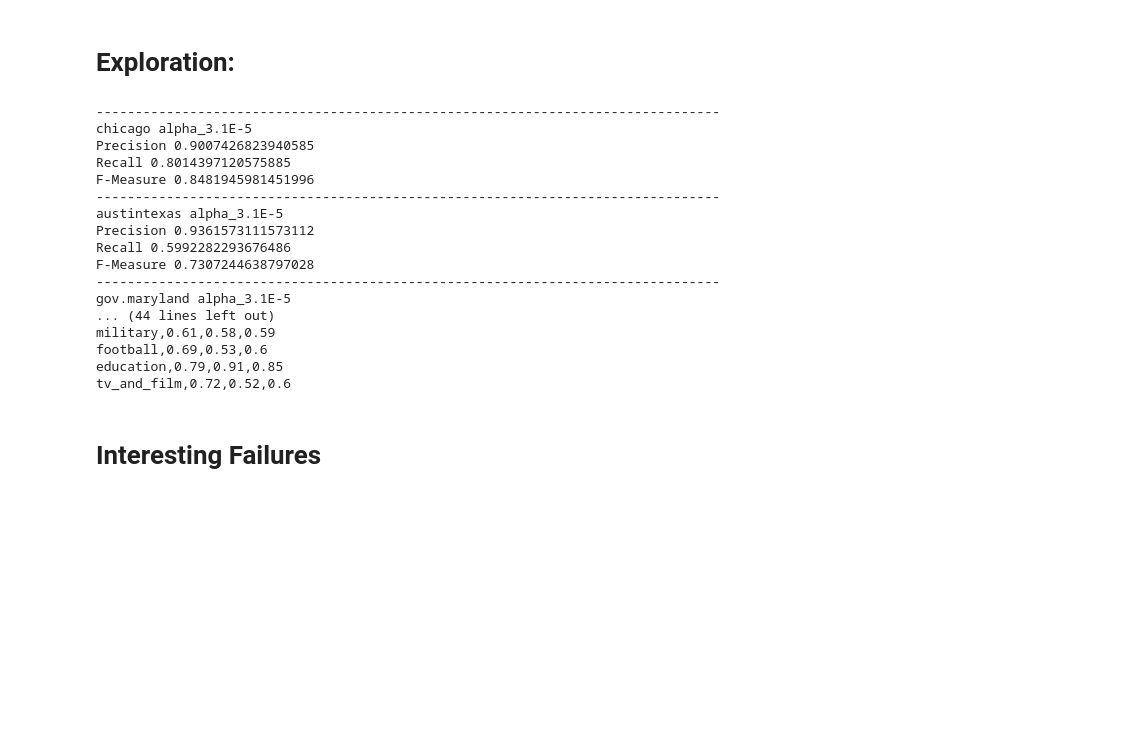
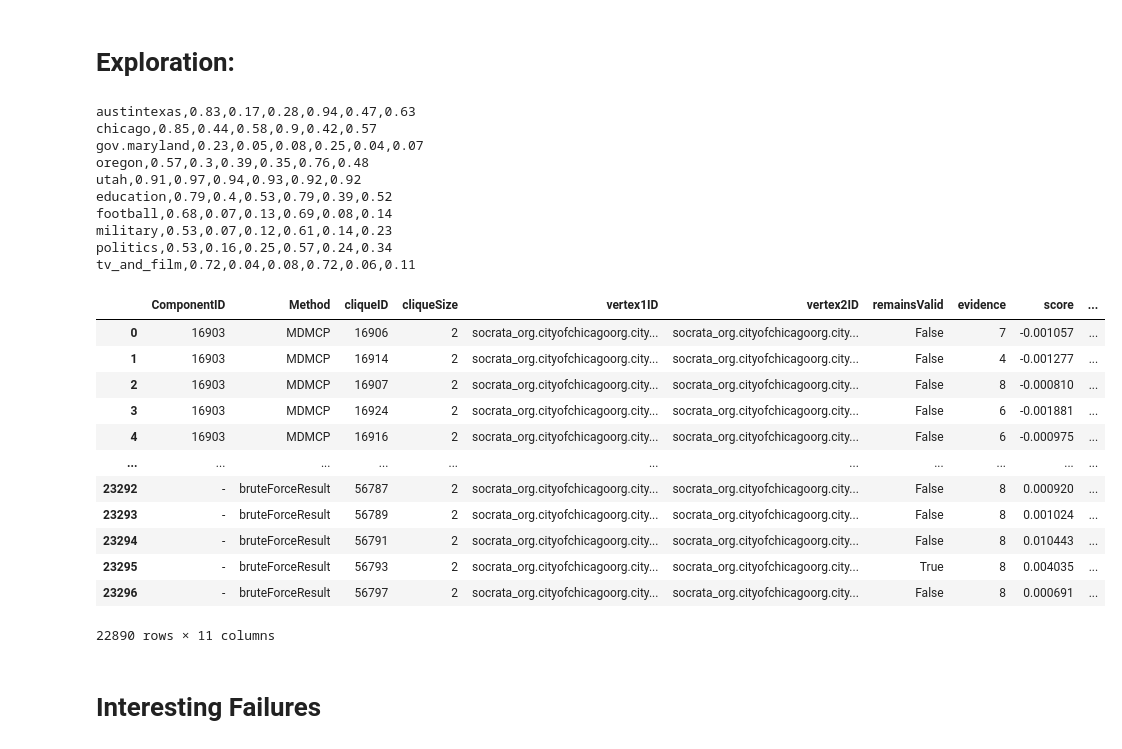
Before and after one commit to leonbornemann/RoleMatchingEvaluation, a Jupyter notebook: Clique Based Evaluation.ipynb, the cells around one changed output. Saved outputs shown, nothing was run; the diff lists cells and outputs as text; code cells hidden in the pictures; blank space fills up the shorter version.

```diff
--- a/Clique Based Evaluation.ipynb
+++ b/Clique Based Evaluation.ipynb
@@ -95,10 +170,17 @@ def getPrecision(df,filterByInteresting):
     predicted=dfToUse['predicted']
     return accuracy_score(truth, predicted)
 
+def getNumCorrectReturnedAllEdges(df,filterByInteresting):
+    dfToUse=df
+    if(filterByInteresting):
+        dfToUse=df[df['evidence']>0]
+    numCorrect=len(dfToUse[dfToUse['remainsValid']].index)
+    return numCorrect
+
 def getValidEdgeSet(df):
     return set(df['vertex1ID'] + '_' + df['vertex2ID'])
 
-def printCSVString(dsName,configName):
+def printSingleCSVString(dsName,configName,newline):
     dfMaxRecall=allDfs[dsName]['maxRecall']
     dfConfigResult=allDfs[dsName][configName]
     dfConfigResult=dfConfigResult[dfConfigResult['evidence']>0]
@@ -109,9 +191,22 @@ def printCSVString(dsName,configName):
     allPositives = set(validEdgesFromMaxRecall['edgeID'])
     truePositives = set(validEdgesFromConfig['edgeID'])
     recall = round(len(allPositives.intersection(truePositives)) / len(allPositives),2)
+    normalRecall = round(len(validEdgesFromConfig.index) / allDfs[dsName]['normalRecall'],2)
     precision = round(getPrecision(dfConfigResult,True),2)
     f1 = round(2*recall*precision/(recall+precision),2)
-    print(dsName,precision,recall,f1,sep=",")
+    normalF1 = round(2*normalRecall*precision/(normalRecall+precision),2)
+    numCorrectAll = getNumCorrectReturnedAllEdges(dfConfigResult,True)
+    if(newline):
+        #print(precision,recall,f1,numCorrectAll,sep=",")
+        print(precision,normalRecall,normalF1,sep=",")
+    else:
+        #print(dsName,precision,recall,normalRecall,str(f1),str(numCorrectAll)  + ",",sep=",",end="")
+        print(dsName,precision,normalRecall,str(normalF1) + ",",sep=",",end="")
+
+def printCSVString(dsName,configName,configNameBaseline):
+    #print(configName,configNameBaseline)
+    printSingleCSVString(dsName,configNameBaseline,False)
+    printSingleCSVString(dsName,configName,True)
 
 def processDS(dsName,configName):
     print("--------------------------------------------------------------------------------")
@@ -143,35 +238,45 @@ def processDS(dsName,configName):
     #predicted=dfEdges['predicted']
     #print("accuracy:",accuracy_score(truth, predicted))
 
-for datasetName in datasetNamesSocrata:
-    processDS(datasetName,configNameSocrata)
+#for datasetName in datasetNamesSocrata:
+#    processDS(datasetName,configNameSocrata)
 
 
-for datasetName in datasetNamesWikipedia:
-    processDS(datasetName,configNameWikipedia)
+#for datasetName in datasetNamesWikipedia:
+#    processDS(datasetName,configNameWikipedia)
 
 for datasetName in datasetNamesSocrata:
-    printCSVString(datasetName,configNameSocrata)
+    printCSVString(datasetName,configNameSocrataOurApproach,configNameSocrataBaselineNoWeight)
 for datasetName in datasetNamesWikipedia:
-    printCSVString(datasetName,configNameWikipedia)
+    printCSVString(datasetName,configNameWikipediaOurApproach,configNameWikipediaBaselineNoWeight)
 # %% [output]
---------------------------------------------------------------------------------
-chicago alpha_3.1E-5
-Precision 0.9007426823940585
-Recall 0.8014397120575885
-F-Measure 0.8481945981451996
---------------------------------------------------------------------------------
-austintexas alpha_3.1E-5
-Precision 0.9361573111573112
-Recall 0.5992282293676486
-F-Measure 0.7307244638797028
---------------------------------------------------------------------------------
-gov.maryland alpha_3.1E-5
-... (44 lines left out)
-military,0.61,0.58,0.59
-football,0.69,0.53,0.6
-education,0.79,0.91,0.85
-tv_and_film,0.72,0.52,0.6
+austintexas,0.83,0.17,0.28,0.94,0.47,0.63
+chicago,0.85,0.44,0.58,0.9,0.42,0.57
+gov.maryland,0.23,0.05,0.08,0.25,0.04,0.07
+oregon,0.57,0.3,0.39,0.35,0.76,0.48
+utah,0.91,0.97,0.94,0.93,0.92,0.92
+education,0.79,0.4,0.53,0.79,0.39,0.52
+football,0.68,0.07,0.13,0.69,0.08,0.14
+military,0.53,0.07,0.12,0.61,0.14,0.23
+politics,0.53,0.16,0.25,0.57,0.24,0.34
+tv_and_film,0.72,0.04,0.08,0.72,0.06,0.11
+# %%
+a=allDfs['chicago']['baselineNoWeight']
+a
+# %% [output]
+|  | ComponentID | Method | cliqueID | cliqueSize | vertex1ID | vertex2ID | remainsValid | evidence | score | ... |
+| 0 | 16903 | MDMCP | 16906 | 2 | socrata_org.cityofchicagoorg.city... | socrata_org.cityofchicagoorg.city... | False | 7 | -0.001057 | ... |
+| 1 | 16903 | MDMCP | 16914 | 2 | socrata_org.cityofchicagoorg.city... | socrata_org.cityofchicagoorg.city... | False | 4 | -0.001277 | ... |
+| 2 | 16903 | MDMCP | 16907 | 2 | socrata_org.cityofchicagoorg.city... | socrata_org.cityofchicagoorg.city... | False | 8 | -0.000810 | ... |
+| 3 | 16903 | MDMCP | 16924 | 2 | socrata_org.cityofchicagoorg.city... | socrata_org.cityofchicagoorg.city... | False | 6 | -0.001881 | ... |
+| 4 | 16903 | MDMCP | 16916 | 2 | socrata_org.cityofchicagoorg.city... | socrata_org.cityofchicagoorg.city... | False | 6 | -0.000975 | ... |
+| ... | ... | ... | ... | ... | ... | ... | ... | ... | ... | ... |
+| 23292 | - | bruteForceResult | 56787 | 2 | socrata_org.cityofchicagoorg.city... | socrata_org.cityofchicagoorg.city... | False | 8 | 0.000920 | ... |
+| 23293 | - | bruteForceResult | 56789 | 2 | socrata_org.cityofchicagoorg.city... | socrata_org.cityofchicagoorg.city... | False | 8 | 0.001024 | ... |
+| 23294 | - | bruteForceResult | 56791 | 2 | socrata_org.cityofchicagoorg.city... | socrata_org.cityofchicagoorg.city... | False | 8 | 0.010443 | ... |
+| 23295 | - | bruteForceResult | 56793 | 2 | socrata_org.cityofchicagoorg.city... | socrata_org.cityofchicagoorg.city... | True | 8 | 0.004035 | ... |
+| 23296 | - | bruteForceResult | 56797 | 2 | socrata_org.cityofchicagoorg.city... | socrata_org.cityofchicagoorg.city... | False | 8 | 0.000691 | ... |
+22890 rows × 11 columns
 # %% [markdown]
 # Interesting Failures
 # %%
```
Also changed, not shown: parts of 8 cells of this notebook, 1 other file.
